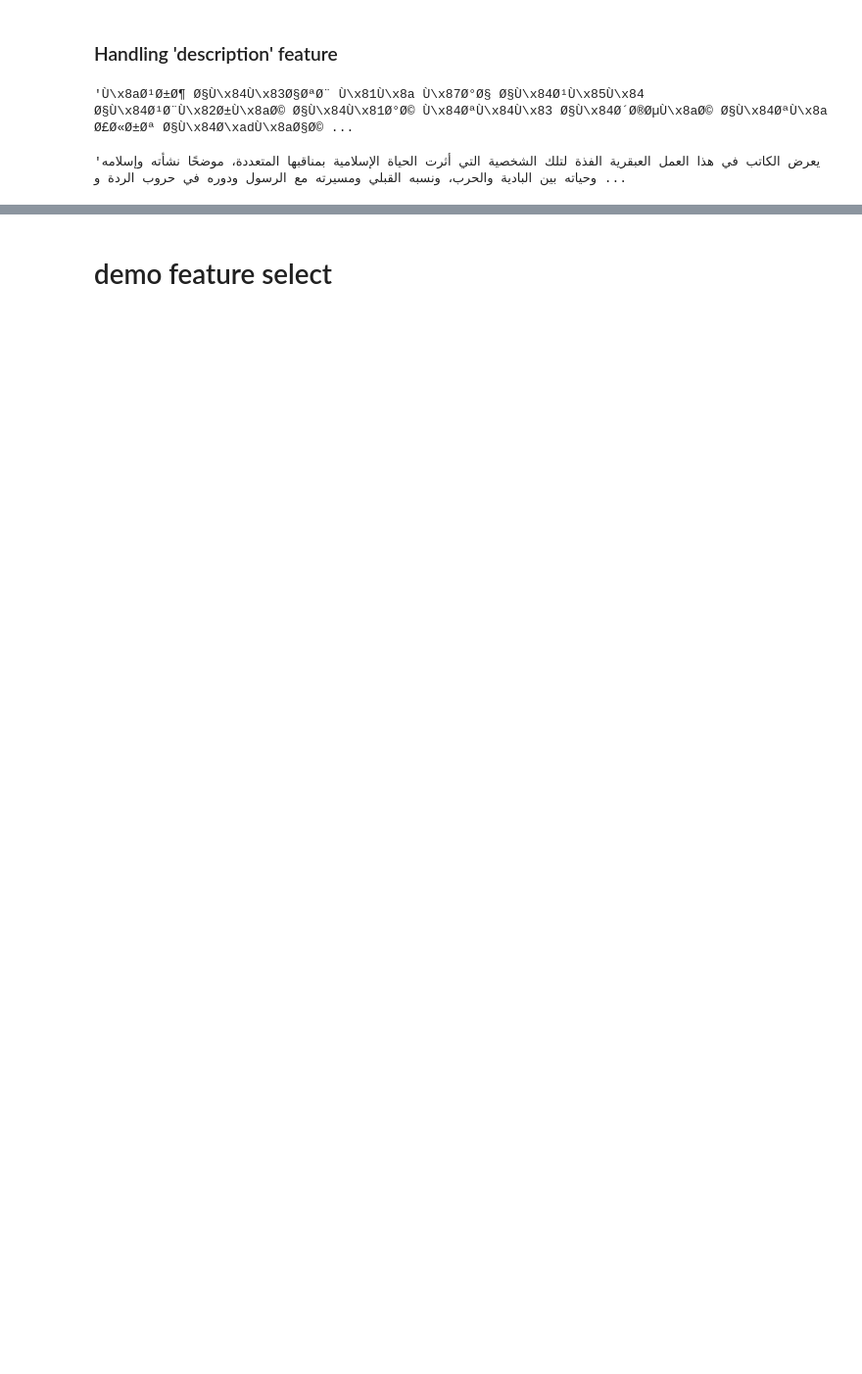
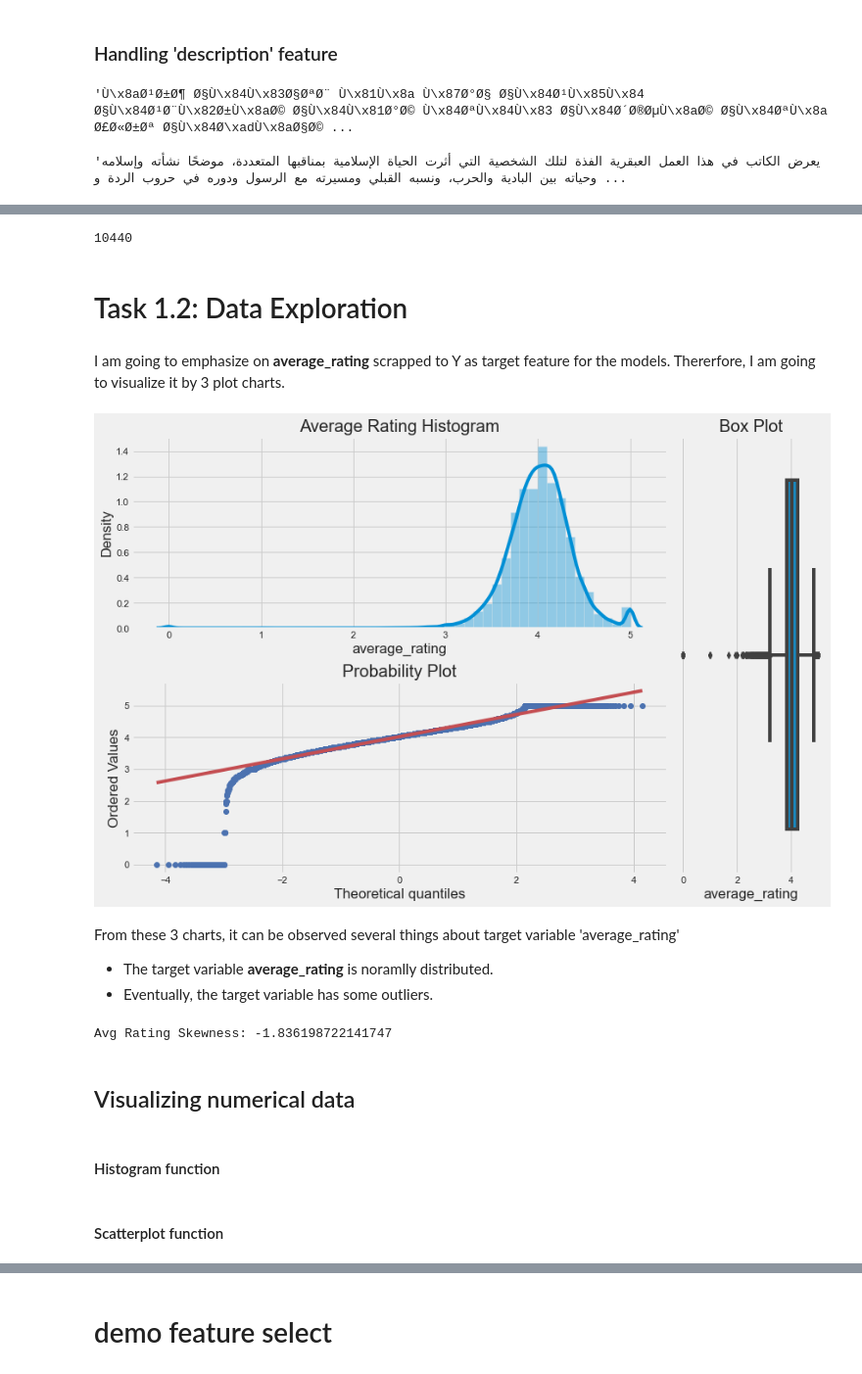
Before and after one commit to quangLinh9038/pds_books, a Jupyter notebook: assignment2.ipynb, the cells around one changed output, grey strips where cells are left out. Shown at 98% size. Drawn from its saved outputs; the diff is of its cells as text; code cells hidden in the pictures; blank space fills up the shorter version.

```diff
--- a/assignment2.ipynb
+++ b/assignment2.ipynb
@@ -984,0 +1040,4 @@ In this work, the author presents the inimitable genius of that character who in
+# %%
+len(X_test)
+# %% [output]
+10440
@@ -984,0 +1048,51 @@ In this work, the author presents the inimitable genius of that character who in
+# %% [markdown]
+# Task 1.2: Data Exploration
+# %% [markdown]
+I am going to emphasize on **average_rating** scrapped to Y as target feature for the models. Thererfore, I am going to visualize it by 3 plot charts.
+# %%
+def plotting_3_chart(df, feature):
+    ## Creating a customized chart. and giving in figsize and everything.
+    fig = plt.figure(constrained_layout=True, figsize=(12,8))
+    ## creating a grid of 3 cols and 3 rows.
+    grid = gridspec.GridSpec(ncols=3, nrows=3, figure=fig)
+    #gs = fig3.add_gridspec(3, 3)
+
+    ## Customizing the histogram grid.
+    ax1 = fig.add_subplot(grid[0, :2])
+    ## Set the title.
+    ax1.set_title('Average Rating Histogram')
+    ## plot the histogram.
+    sns.distplot(df.loc[:,feature], norm_hist=True, ax = ax1)
+
+    # customizing the QQ_plot.
+    ax2 = fig.add_subplot(grid[1, :2])
+    ## Set the title.
+    ax2.set_title('QQ_plot')
+    ## Plotting the QQ_Plot.
+    stats.probplot(df.loc[:,feature], plot = ax2)
+
+    ## Customizing the Box Plot.
+    ax3 = fig.add_subplot(grid[:, 2])
+    ## Set title.
+    ax3.set_title('Box Plot')
+    ## Plotting the box plot.
+    sns.boxplot(df.loc[:,feature], orient='v', ax = ax3 );
+
+
+
+plotting_3_chart(Y_target,'average_rating')
+# %% [output]
+[figure, added]
+# %% [markdown]
+From these 3 charts, it can be observed several things about target variable 'average_rating'
+ - The target variable **average_rating** is noramlly distributed.
+ - Eventually, the target variable has some outliers.
+# %%
+#skewness
+print("Avg Rating Skewness: " + str(Y['average_rating'].skew()))
+# %% [output]
+Avg Rating Skewness: -1.836198722141747
+# %% [markdown]
+## Visualizing numerical data
+# %% [markdown]
+#### Histogram function
@@ -984,0 +1114,2 @@ In this work, the author presents the inimitable genius of that character who in
+# %% [markdown]
+#### Scatterplot function
```
Also changed, not shown: parts of 70 cells of this notebook, 2 other files.
